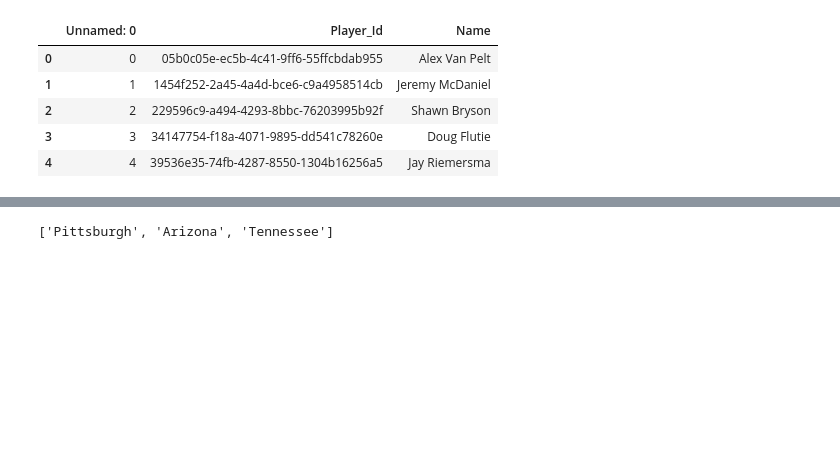
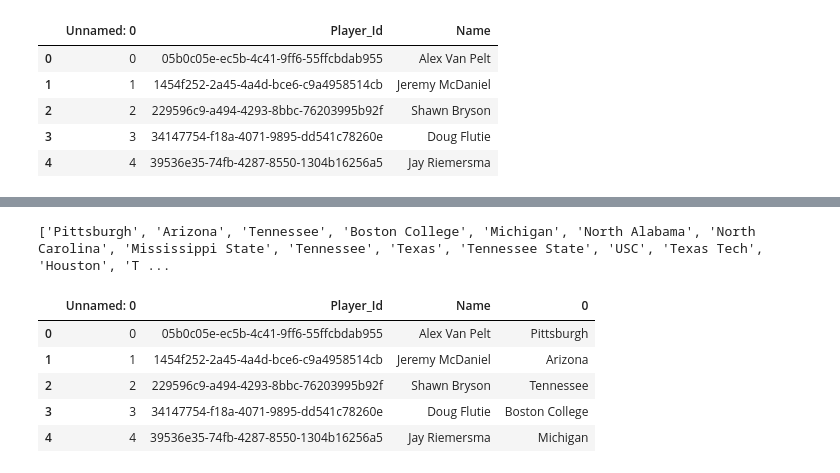
Before and after one commit to aatherton/team_project, a Jupyter notebook: college_grab.ipynb, the cells around one changed output, grey strips where cells are left out. Cells and saved outputs as stored; diff of their text form; code cells hidden in the pictures; blank space fills up the shorter version.

Commit message:
Adding in colleges

```diff
--- a/college_grab.ipynb
+++ b/college_grab.ipynb
@@ -13,9 +13,9 @@ api_dir = os.path.dirname(os.path.dirname(os.path.realpath('__file__')))
 file_name = os.path.join(api_dir, "api_keys.json")
 data = json.load(open(file_name))
 
-ce_key = data['sportradar_nfl_official_key1']
-#ez_key = data['sportradar_nfl_official_key2']
-#jz_key = data['sportradar_nfl_official_key3']
+one_key = data['sportradar_nfl_official_key1']
+two_key = data['sportradar_nfl_official_key2']
+three_key = data['sportradar_nfl_official_key3']
 
 # print(ce_key, ez_key, jz_key)
 
@@ -36,16 +36,17 @@ player_df.head()
 | 4 | 4 | 39536e35-74fb-4287-8550-1304b16256a5 | Jay Riemersma |
 # %%
 # Setting up URL and API call for team_id
-key = [ce_key]
+key = [one_key, two_key, three_key]
 counter = 0
 manip_count = 0
 college_df = []
 #player_df['Player_Id']
 
-for player in range(0,3):
+for player in player_df['Player_Id']:
     # Building url and calling api
-    url = f"https://api.sportradar.us/nfl-ot2/players/{player_df['Player_Id'][player]}/profile.json?api_key=" + str(key[counter])
-    print(url)
+    url = f"https://api.sportradar.us/nfl-ot2/players/{player}/profile.json?api_key=" + str(key[counter])
+
+    # Calling API - counts against API limit
     api_response = requests.get(url)
 
     # Hard coding in a 1 call per second limit - api server will reject anything faster
@@ -56,16 +57,16 @@ for player in range(0,3):
 
     # Counters - cycling keys every 900 calls so as to not hit a limit on any key
     manip_count += 1
-    counter = int(manip_count / 900)
+    counter = manip_count % 3
 
     # Appending college, N/A if nothing
     try:
         college_df.append(api_json['college'])
-
+        print(str(manip_count) + " - " + str(api_json['college']))
     except:
         college_df.append("N/A")
+        print(str(manip_count) + " - N/A")
 
-    # Checking progress
-    print(manip_count)
-    #print(json.dumps(api_json, indent=4))
+#print(json.dumps(api_json, indent=4))
+college_df
 # %% [output]
@@ -78,4 +107,14 @@ https://api.sportradar.us/nfl-ot2/players/229596c9-a494-4293-8bbc-76203995b92f/p
-# %%
-college_df
-# %% [output]
-['Pittsburgh', 'Arizona', 'Tennessee']
+# %%
+print(college_df)
+# %% [output]
+['Pittsburgh', 'Arizona', 'Tennessee', 'Boston College', 'Michigan', 'North Alabama', 'North Carolina', 'Mississippi State', 'Tennessee', 'Texas', 'Tennessee State', 'USC', 'Texas Tech', 'Houston', 'T ...
+# %%
+player_df = pd.merge(player_df, college_df, right_index=True, left_index=True)
+player_df.head()
+# %% [output]
+|  | Unnamed: 0 | Player_Id | Name | 0 |
+| 0 | 0 | 05b0c05e-ec5b-4c41-9ff6-55ffcbdab955 | Alex Van Pelt | Pittsburgh |
+| 1 | 1 | 1454f252-2a45-4a4d-bce6-c9a4958514cb | Jeremy McDaniel | Arizona |
+| 2 | 2 | 229596c9-a494-4293-8bbc-76203995b92f | Shawn Bryson | Tennessee |
+| 3 | 3 | 34147754-f18a-4071-9895-dd541c78260e | Doug Flutie | Boston College |
+| 4 | 4 | 39536e35-74fb-4287-8550-1304b16256a5 | Jay Riemersma | Michigan |
```
Also changed, not shown: parts of 3 cells of this notebook, 1 other file.
